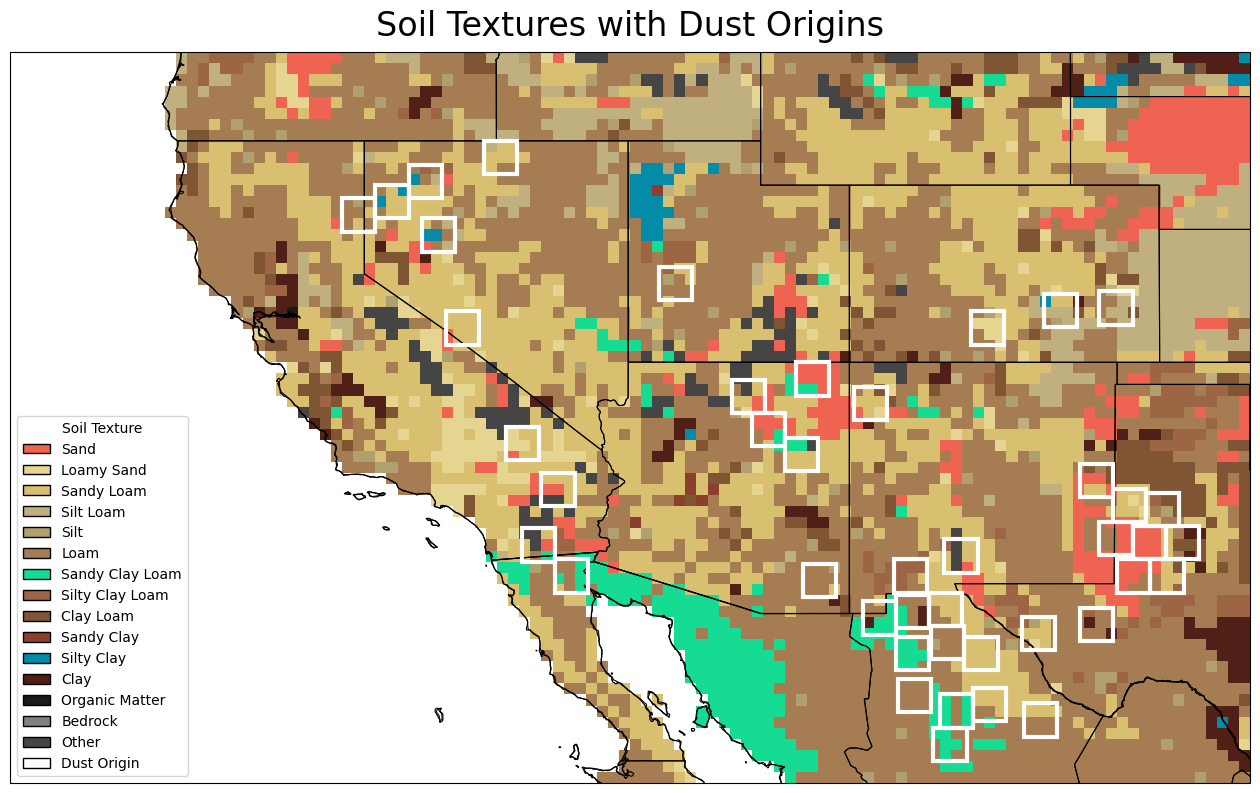
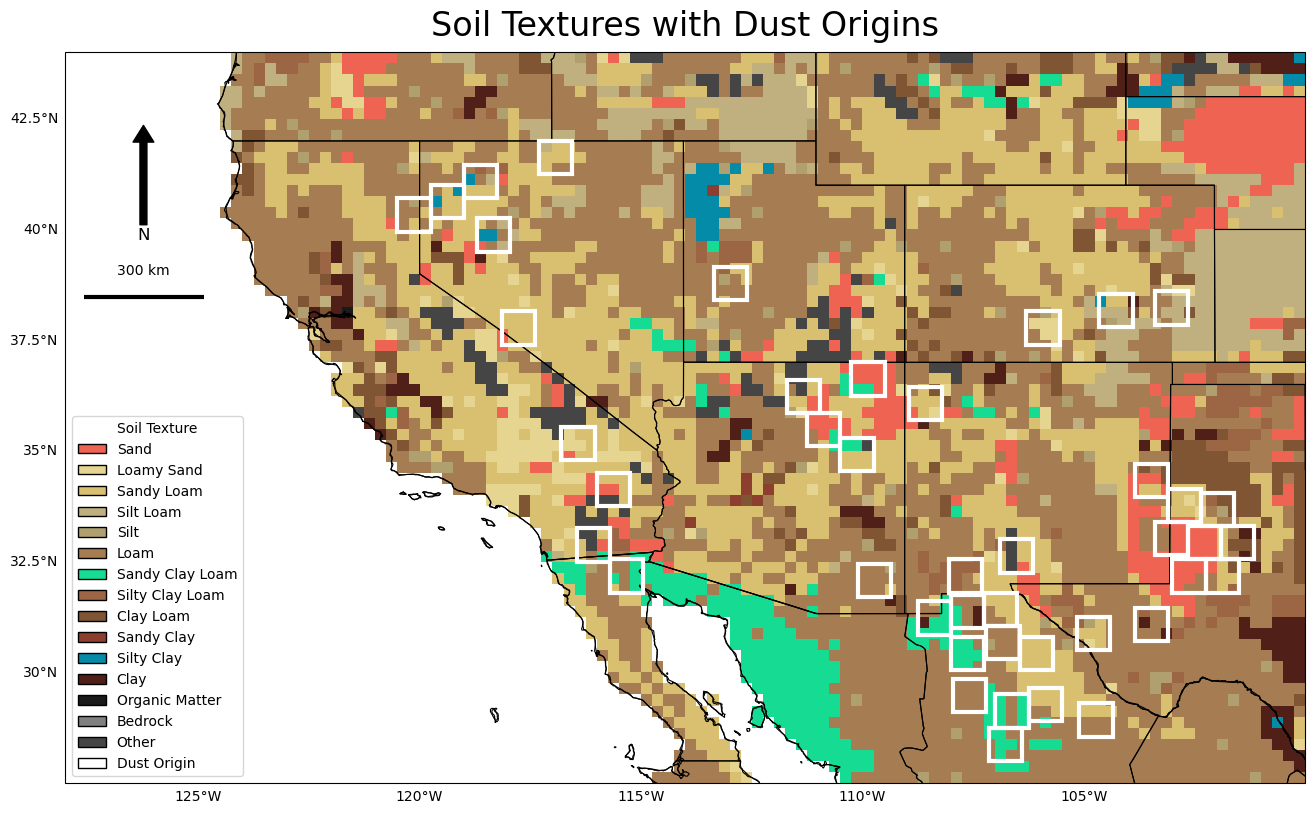
Code edit (unified diff) that turned the first committed figure into the second:
--- before
+++ after
@@ -13,5 +13,6 @@
 
 add_squares_to_plot(ax)
-
+add_north_arrow(ax)
+add_scale_bar(ax, location=(0.015, 0.7))
 
 all_states_provinces = cfeature.NaturalEarthFeature(category='cultural',
@@ -22,4 +23,7 @@
 min_lat, max_lat, min_lon, max_lon = common_functions._get_coords_for_region(location_name)
 ax.set_extent([min_lon, max_lon, min_lat, max_lat], crs=ccrs.PlateCarree())
+gl = ax.gridlines(draw_labels=True, linewidth=0, color='gray', alpha=0.7)
+gl.top_labels = False
+gl.right_labels = False
 
 ax.set_title("Soil Textures with Dust Origins", fontsize=24, pad=12)

Commit: Adding north, scale, coordinates to maps